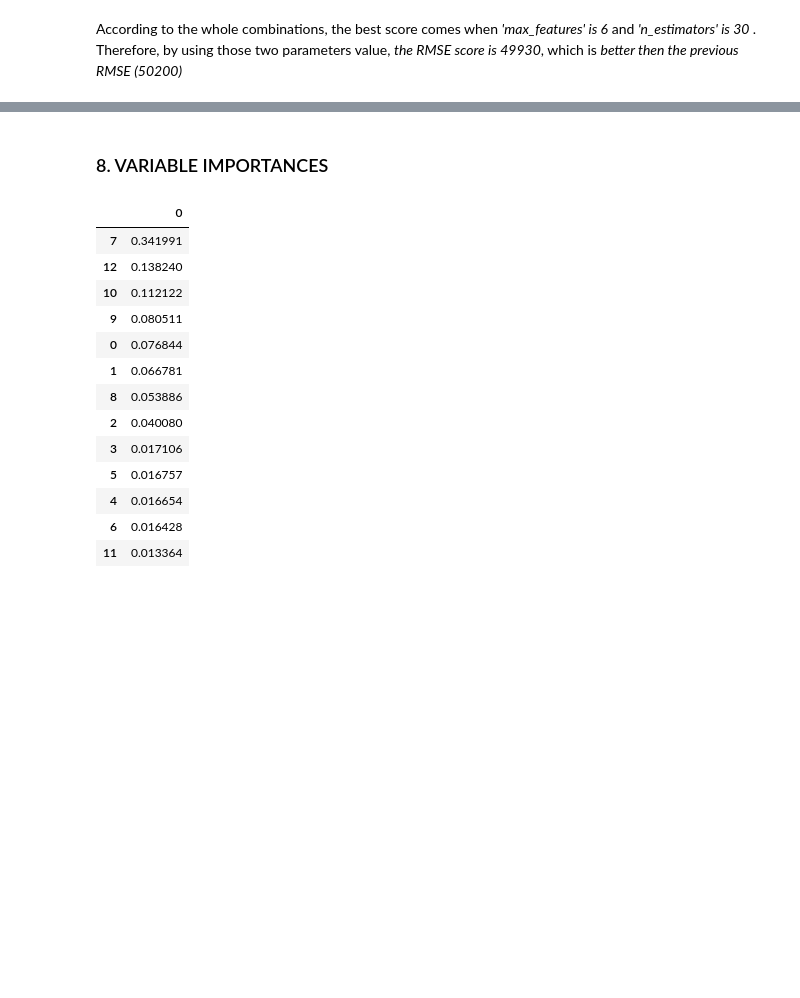
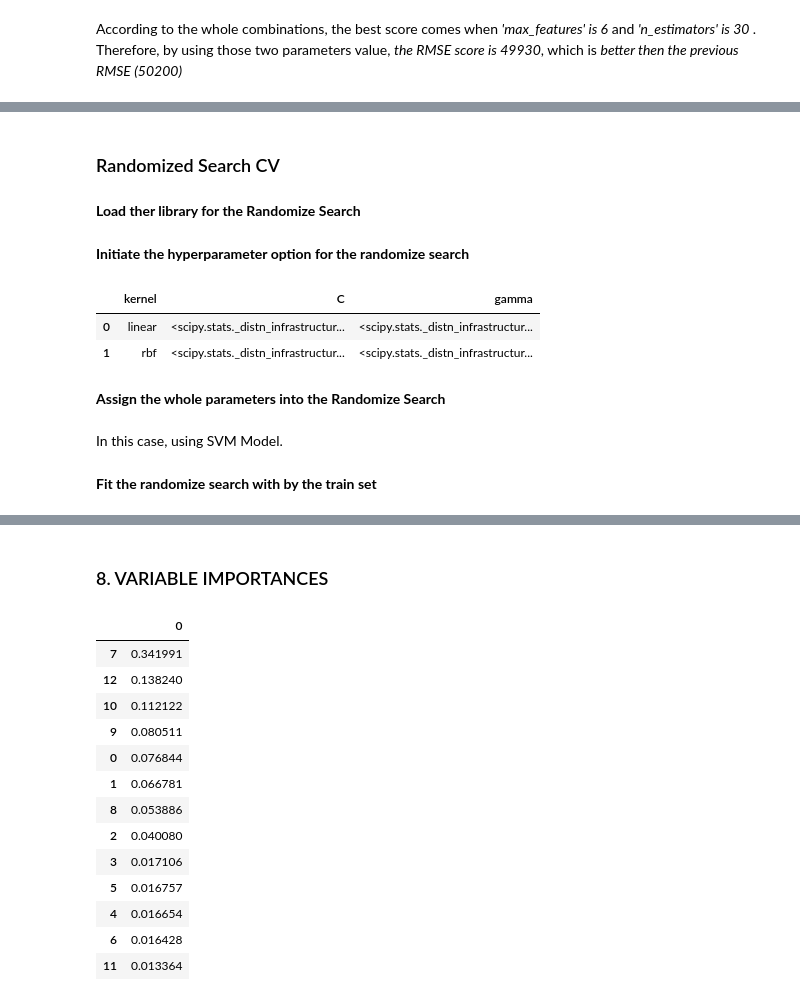
Before and after one commit to mridwanG01236399/House-Median-Value-Prediction, a Jupyter notebook: Median House Value Prediction using Linear Regression, Decision Tree, and Random Forest.ipynb, the cells around one changed output, grey strips where cells are left out. Cells and saved outputs as stored; diff of their text form; code cells hidden in the pictures; blank space fills up the shorter version.

```diff
--- a/Median House Value Prediction using Linear Regression, Decision Tree, and Random Forest.ipynb
+++ b/Median House Value Prediction using Linear Regression, Decision Tree, and Random Forest.ipynb
@@ -1072,0 +1193,4 @@ According to the whole combinations, the best score comes when <i>'max_features'
+# %% [markdown]
+### Randomized Search CV
+# %% [markdown]
+<b>Load ther library for the Randomize Search</b>
@@ -1072,0 +1200,17 @@ According to the whole combinations, the best score comes when <i>'max_features'
+# %% [markdown]
+<b>Initiate the hyperparameter option for the randomize search</b>
+# %%
+param_distribs = {
+        'kernel': ['linear', 'rbf'],
+        'C': reciprocal(20, 200000),
+        'gamma': expon(scale=1.0),
+    }
+# %%
+pd.DataFrame(param_distribs)
+# %% [output]
+|  | kernel | C | gamma |
+| 0 | linear | <scipy.stats._distn_infrastructur... | <scipy.stats._distn_infrastructur... |
+| 1 | rbf | <scipy.stats._distn_infrastructur... | <scipy.stats._distn_infrastructur... |
+# %% [markdown]
+<b>Assign the whole parameters into the Randomize Search</b><br><br>
+In this case, using SVM Model.
@@ -1072,0 +1226,2 @@ According to the whole combinations, the best score comes when <i>'max_features'
+# %% [markdown]
+<b>Fit the randomize search with by the train set</b>
```
Also changed, not shown: parts of 56 cells of this notebook.
